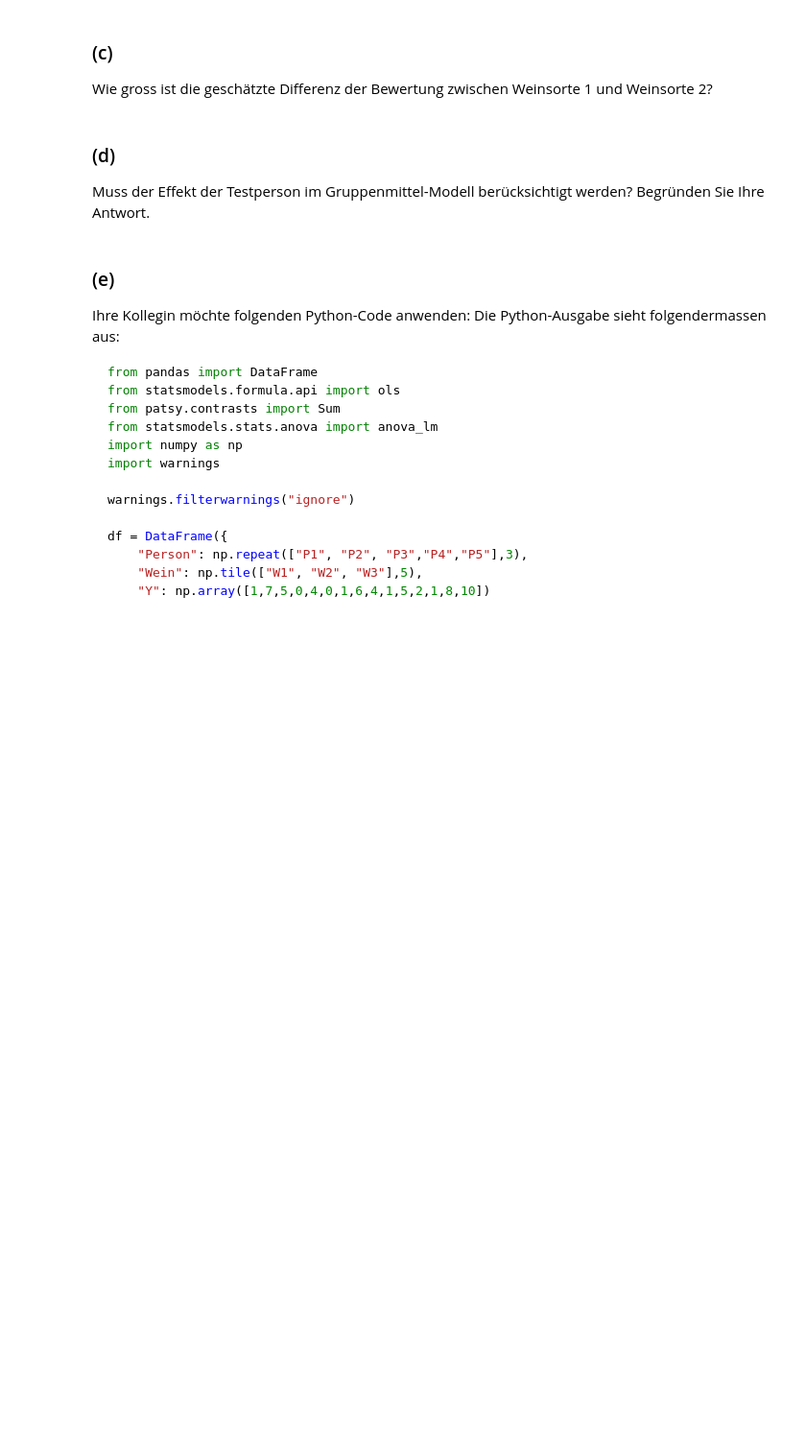
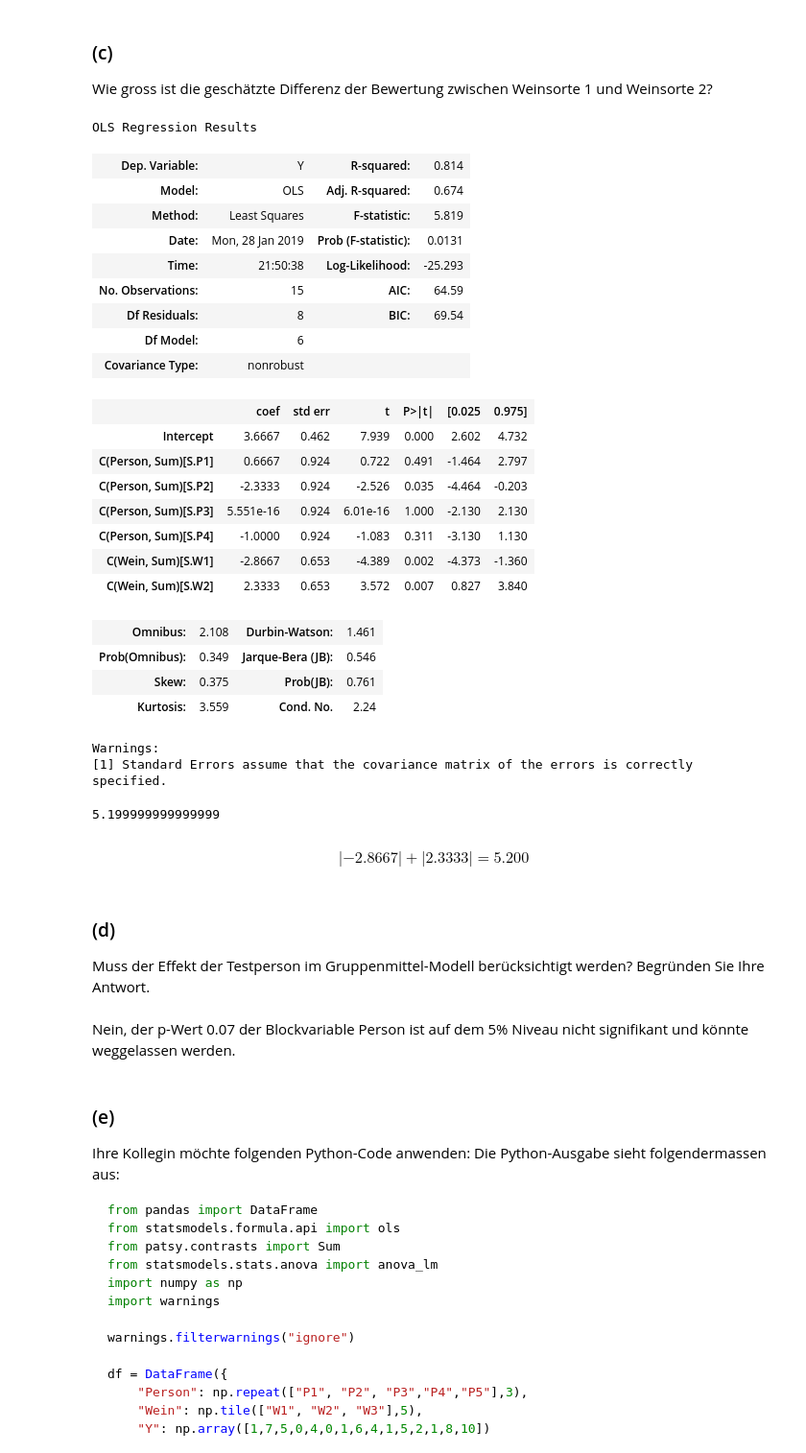
Before and after one commit to KilnOfTheSecondFlame/STAT_HS18_Exercises, a Jupyter notebook: 14_MEP Preparation/14_MEP Preparation.ipynb, the cells around one changed output. Shown at 96% size. Drawn from its saved outputs; the diff is of its cells as text; code cells hidden in the pictures; blank space fills up the shorter version.

```diff
--- a/14_MEP Preparation/14_MEP Preparation.ipynb
+++ b/14_MEP Preparation/14_MEP Preparation.ipynb
@@ -101,0 +255,16 @@ Welche Rolle haben die einzelnen Faktoren im Modell?
+# %%
+from pandas import DataFrame
+from statsmodels.formula.api import ols
+from patsy.contrasts import Sum
+from statsmodels.stats.anova import anova_lm
+import numpy as np
+import warnings
+
+warnings.filterwarnings("ignore")
+
+df = DataFrame({"Person": np.repeat(["P1", "P2", "P3","P4","P5"],3),
+"Wein": np.tile(["W1", "W2", "W3"],5),
+"Y": np.array([1,7,5,0,4,0,1,6,4,1,5,2,1,8,10])
+})
+fit = ols("Y ~ C(Person,Sum)+C(Wein,Sum)",data=df).fit()
+anova_lm(fit)
@@ -108,9 +291,44 @@ der Nullhypothese an.
 # %% [markdown]
 ### (c)
 Wie gross ist die geschätzte Differenz der Bewertung zwischen Weinsorte 1 und Weinsorte 2?
+# %%
+fit.summary()
+# %% [output]
+OLS Regression Results
+| Dep. Variable: | Y | R-squared: | 0.814 |
+| Model: | OLS | Adj. R-squared: | 0.674 |
+| Method: | Least Squares | F-statistic: | 5.819 |
+| Date: | Mon, 28 Jan 2019 | Prob (F-statistic): | 0.0131 |
+| Time: | 21:50:38 | Log-Likelihood: | -25.293 |
+| No. Observations: | 15 | AIC: | 64.59 |
+| Df Residuals: | 8 | BIC: | 69.54 |
+| Df Model: | 6 |  |  |
+| Covariance Type: | nonrobust |  |  |
+|  | coef | std err | t | P>|t| | [0.025 | 0.975] |
+| Intercept | 3.6667 | 0.462 | 7.939 | 0.000 | 2.602 | 4.732 |
+| C(Person, Sum)[S.P1] | 0.6667 | 0.924 | 0.722 | 0.491 | -1.464 | 2.797 |
+| C(Person, Sum)[S.P2] | -2.3333 | 0.924 | -2.526 | 0.035 | -4.464 | -0.203 |
+| C(Person, Sum)[S.P3] | 5.551e-16 | 0.924 | 6.01e-16 | 1.000 | -2.130 | 2.130 |
+| C(Person, Sum)[S.P4] | -1.0000 | 0.924 | -1.083 | 0.311 | -3.130 | 1.130 |
+| C(Wein, Sum)[S.W1] | -2.8667 | 0.653 | -4.389 | 0.002 | -4.373 | -1.360 |
+| C(Wein, Sum)[S.W2] | 2.3333 | 0.653 | 3.572 | 0.007 | 0.827 | 3.840 |
+| Omnibus: | 2.108 | Durbin-Watson: | 1.461 |
+| Prob(Omnibus): | 0.349 | Jarque-Bera (JB): | 0.546 |
+| Skew: | 0.375 | Prob(JB): | 0.761 |
+| Kurtosis: | 3.559 | Cond. No. | 2.24 |
+Warnings:
+[1] Standard Errors assume that the covariance matrix of the errors is correctly specified.
+# %%
+2.8667+2.3333
+# %% [output]
+5.199999999999999
+# %% [markdown]
+$$ |-2.8667| + |2.3333| = 5.200 $$
 # %% [markdown]
 ### (d)
 Muss der Effekt der Testperson im Gruppenmittel-Modell berücksichtigt werden? Begründen Sie Ihre Antwort.
+# %% [markdown]
+Nein, der p-Wert 0.07 der Blockvariable Person ist auf dem 5% Niveau nicht signifikant und könnte weggelassen werden.
 # %% [markdown]
 ### (e)
 Ihre Kollegin möchte folgenden Python-Code anwenden: Die Python-Ausgabe sieht folgendermassen aus:
```
Also changed, not shown: parts of 34 cells of this notebook, 1 other file.
